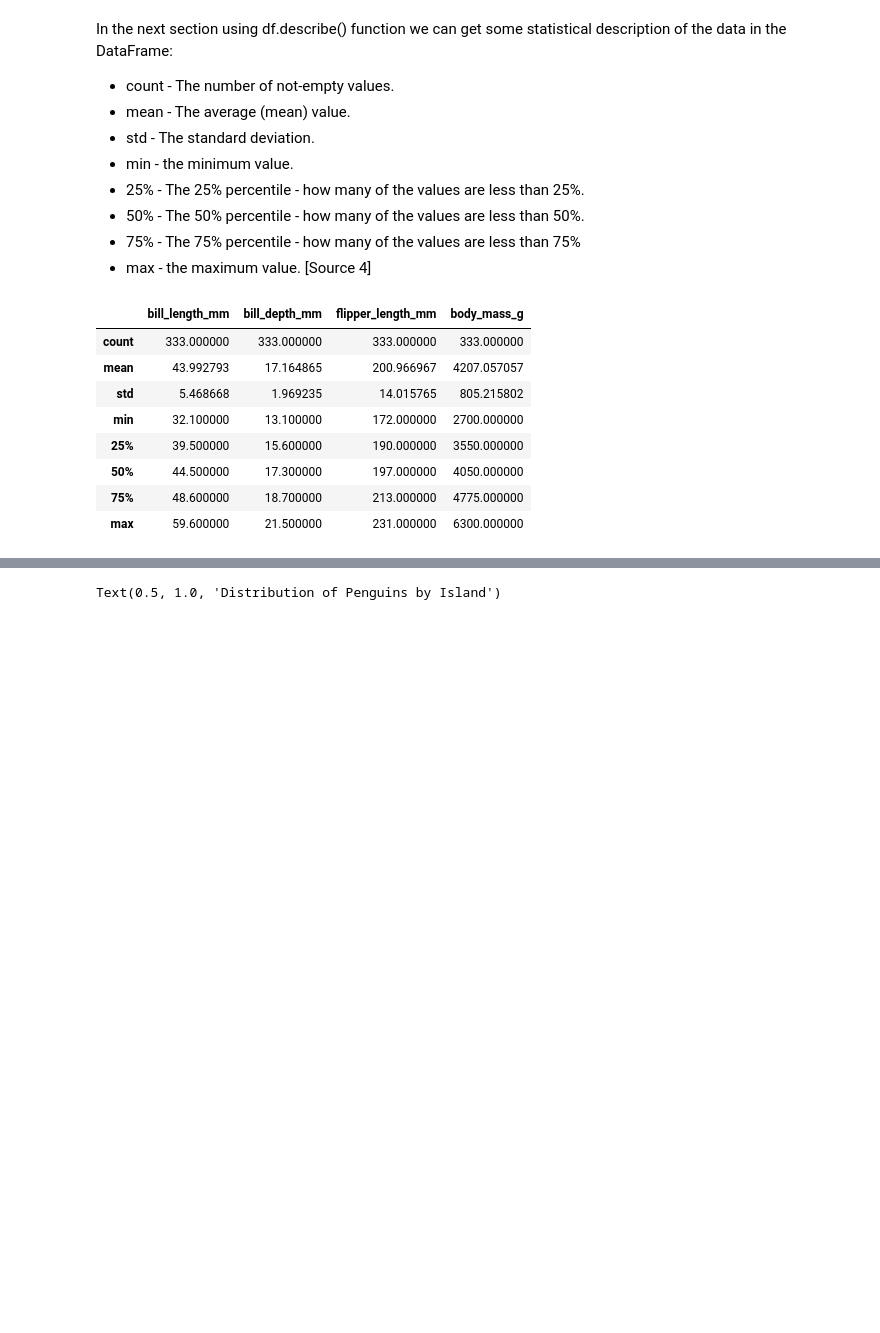
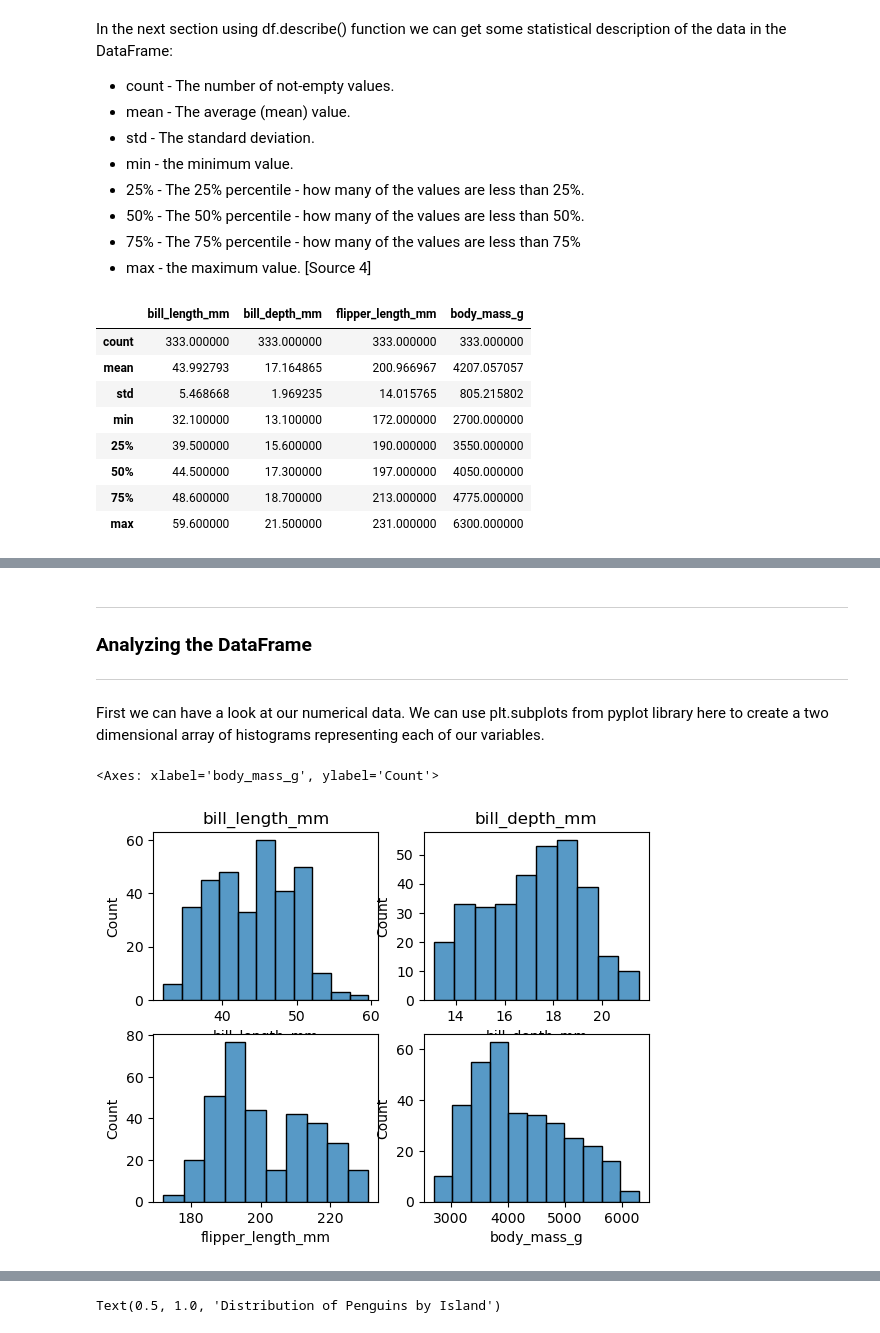
Before and after one commit to ermelinda-q/data_analytics, a Jupyter notebook: penguins.ipynb, the cells around one changed output, grey strips where cells are left out. Drawn from its saved outputs; the diff is of its cells as text; code cells hidden in the pictures; blank space fills up the shorter version.

Commit message:
subplotting

```diff
--- a/penguins.ipynb
+++ b/penguins.ipynb
@@ -269,0 +258,16 @@ sns.histplot(data=df, x="body_mass_g")
+# %% [markdown]
+***
+### Analyzing the DataFrame
+***
+# %% [markdown]
+First we can have a look at our numerical data. We can use plt.subplots from pyplot library here to create a two dimensional array of histograms representing each of our variables.
+# %%
+# Plotting the distribution of each quantitative(numerical) variable.
+fig, axes = plt.subplots(2, 2)
+sns.histplot(data=df, x='bill_length_mm', ax=axes[0,0]).set_title("bill_length_mm")
+sns.histplot(data=df, x="bill_depth_mm", ax=axes[0,1]).set_title("bill_depth_mm")
+sns.histplot(data=df, x="flipper_length_mm", ax=axes[1,0])
+sns.histplot(data=df, x="body_mass_g", ax=axes[1,1])
+# %% [output]
+<Axes: xlabel='body_mass_g', ylabel='Count'>
+[figure, added]
```
Also changed, not shown: parts of 18 cells of this notebook.
